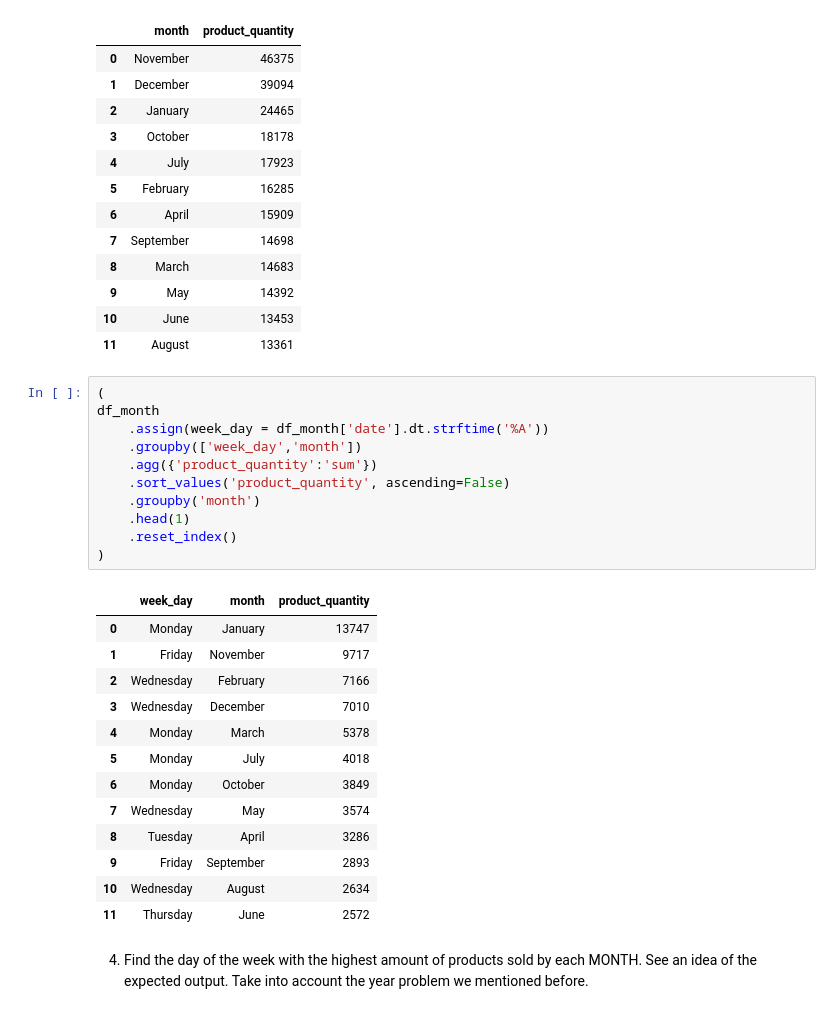
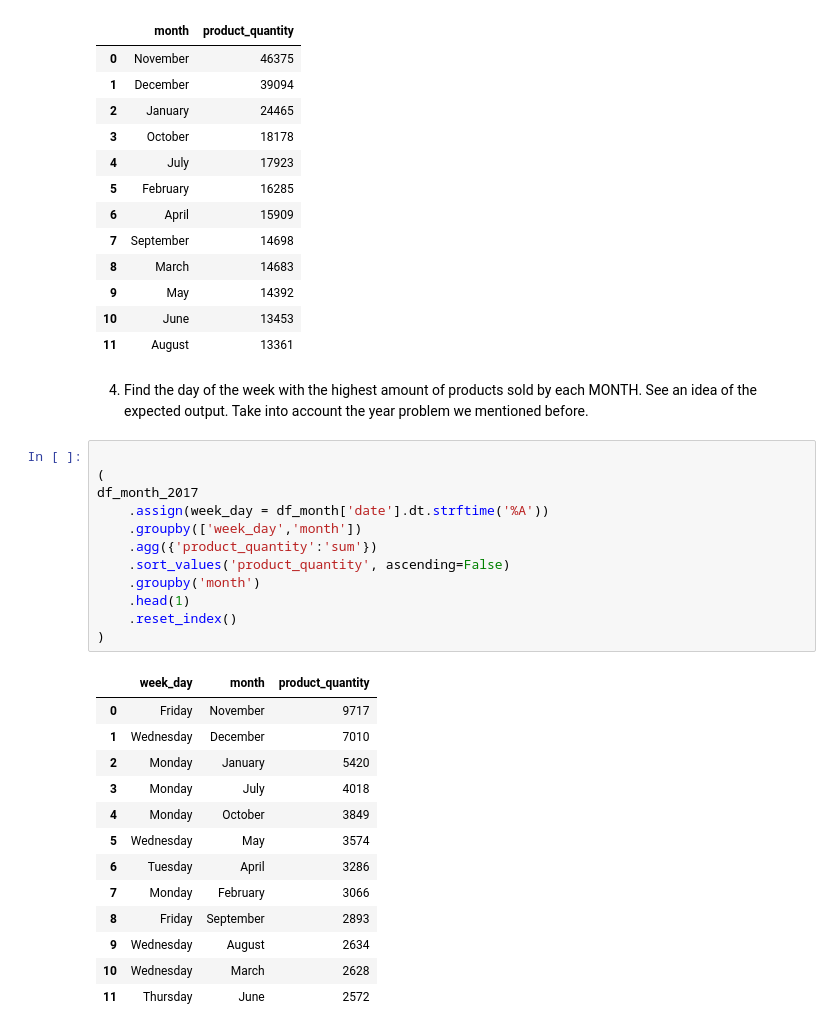
Before and after one commit to iCarambaaa/Pandas-practise, a Jupyter notebook: 2-data-aggregation-challenges.ipynb, the cells around one changed output. Drawn from its saved outputs; the diff is of its cells as text.

```diff
--- a/2-data-aggregation-challenges.ipynb
+++ b/2-data-aggregation-challenges.ipynb
@@ -442,30 +442,31 @@ df_month_2017.groupby("month").agg({'product_quantity':'sum'}).sort_values(by=["
 | 9 | May | 14392 |
 | 10 | June | 13453 |
 | 11 | August | 13361 |
-# %%
-(
-df_month
-    .assign(week_day = df_month['date'].dt.strftime('%A'))
-    .groupby(['week_day','month'])
-    .agg({'product_quantity':'sum'})
-    .sort_values('product_quantity', ascending=False)
-    .groupby('month')
-    .head(1)
-    .reset_index()
-)
-# %% [output]
-|  | week_day | month | product_quantity |
-| 0 | Monday | January | 13747 |
-| 1 | Friday | November | 9717 |
-| 2 | Wednesday | February | 7166 |
-| 3 | Wednesday | December | 7010 |
-| 4 | Monday | March | 5378 |
-| 5 | Monday | July | 4018 |
-| 6 | Monday | October | 3849 |
-| 7 | Wednesday | May | 3574 |
-| 8 | Tuesday | April | 3286 |
-| 9 | Friday | September | 2893 |
-| 10 | Wednesday | August | 2634 |
-| 11 | Thursday | June | 2572 |
 # %% [markdown]
 4. Find the day of the week with the highest amount of products sold by each MONTH. See an idea of the expected output. Take into account the year problem we mentioned before.
+# %%
+
+(
+df_month_2017
+    .assign(week_day = df_month['date'].dt.strftime('%A'))
+    .groupby(['week_day','month'])
+    .agg({'product_quantity':'sum'})
+    .sort_values('product_quantity', ascending=False)
+    .groupby('month')
+    .head(1)
+    .reset_index()
+)
+# %% [output]
+|  | week_day | month | product_quantity |
+| 0 | Friday | November | 9717 |
+| 1 | Wednesday | December | 7010 |
+| 2 | Monday | January | 5420 |
+| 3 | Monday | July | 4018 |
+| 4 | Monday | October | 3849 |
+| 5 | Wednesday | May | 3574 |
+| 6 | Tuesday | April | 3286 |
+| 7 | Monday | February | 3066 |
+| 8 | Friday | September | 2893 |
+| 9 | Wednesday | August | 2634 |
+| 10 | Wednesday | March | 2628 |
+| 11 | Thursday | June | 2572 |
```
Also changed, not shown: 1 other file.
